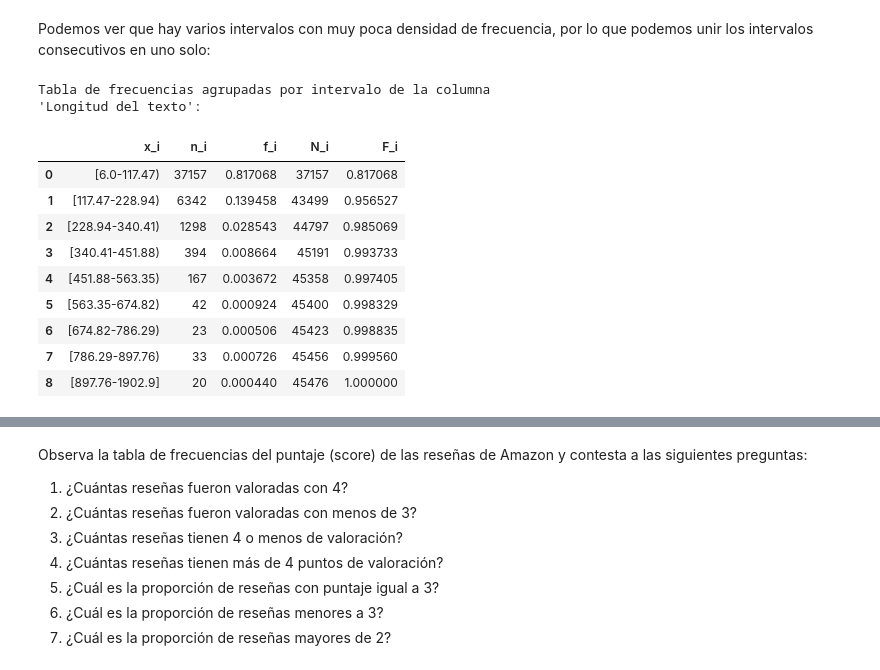
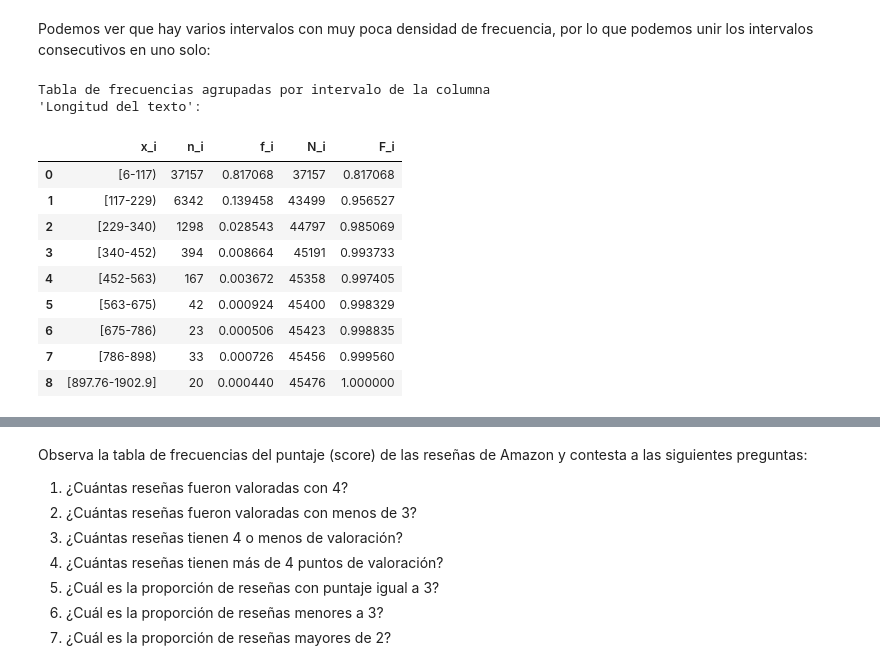
Before and after one commit to ednavivianasegura/Curso_PLN, a Jupyter notebook: PLN_EDNA.ipynb, the cells around one changed output, grey strips where cells are left out. Drawn from its saved outputs; the diff is of its cells as text; code cells hidden in the pictures.

```diff
--- a/PLN_EDNA.ipynb
+++ b/PLN_EDNA.ipynb
@@ -221,30 +278,3 @@ Funciones importantes a usar durante el proceso
-# %%
-# @title
-#Estas funciones se explican posteriormente
-
-def group_by_sturges(df, column):
-    num_bins = int(np.ceil(np.log2(len(df[column])) + 1))
-    bin_width = (df[column].max() - df[column].min()) / num_bins
-    bins, bin_edges = pd.cut(df[column], bins=num_bins, include_lowest=True, right=False, retbins=True)
-
-    # Generar etiquetas para los intervalos basados en los límites de los intervalos
-    labels = [f"[{round(bin_edges[i],2)}-{round(bin_edges[i+1],2)})" for i in range(len(bin_edges)-1)]
-    bins = pd.cut(df[column], bins=num_bins, include_lowest=True, right=False, retbins=True, labels=labels)[0]
-    return bins
-
-def group_by_sqrt(df, column):
-    num_bins = int(math.sqrt(df.shape[0]))
-    bin_width = (df[column].max() - df[column].min()) / num_bins
-    bins, bin_edges = pd.cut(df[column], bins=num_bins, include_lowest=True, right=False, retbins=True)
-
-    # Generar etiquetas para los intervalos basados en los límites de los intervalos
-    labels = [f"[{round(bin_edges[i],2)}-{round(bin_edges[i+1],2)})" for i in range(len(bin_edges)-1)]
-    bins = pd.cut(df[column], bins=num_bins, include_lowest=True, right=False, retbins=True, labels=labels)[0]
-    return bins
-
-def marca_de_clase(intervalo):
-    limite_inferior, limite_superior = map(float, intervalo.strip("[]()").split('-'))
-    return (limite_inferior + limite_superior) / 2
 # %% [markdown]
 Para complementar la información proporcionada por el dataframe, se crean dos variables adicionales, una llamada *Longitud_Texto* que cuenta el número de palabras en cada reseña y otra, llamada *Num_Palabras_Unicas* que cuenta el número de palabras únicas (es decir sin que se repitan) en cada reseña.
 # %%
@@ -413,55 +432,53 @@ Frecuencias usando el método de sturges
 # %% [markdown]
 Podemos ver que hay varios intervalos con muy poca densidad de frecuencia, por lo que podemos unir los intervalos consecutivos en uno solo:
 # %%
-# @title
+# @title Unir los grupos con poca frecuencia en uno solo:
 # agrupar los últimos grupos en uno solo:
 
-lista=[ '[897.76-1009.24)',
-                  '[1009.24-1120.71)', '[1120.71-1232.18)',
-                  '[1232.18-1343.65)', '[1343.65-1455.12)',
-                  '[1455.12-1566.59)', '[1566.59-1678.06)',
-                  '[1678.06-1789.53)', '[1789.53-1902.9)']
+lista=[ '[898-1009)', '[1009-1121)', '[1121-1232)', '[1232-1344)',
+                  '[1344-1455)', '[1455-1567)', '[1567-1678)', '[1678-1790)',
+                  '[1790-1903)']
 
 # Reemplazar los valores en la columna 'columna_original' con ">1472.571" si coinciden con los valores de la lista
 df['group_sturges'] = df['group_sturges'].replace(lista, '[897.76-1902.9]')
 
 # Calcular la tabla de frecuencias de la columna 'Grupo'
 frecuencias_grupo = df['group_sturges'].value_counts()
 frecuencias_grupo = frecuencias_grupo.sort_index()
 
 # Calcular la frecuencia relativa
 frecuencias_relativas_gr = frecuencias_grupo / len(df)
 
 # Calcular las frecuencias acumuladas
 frecuencias_acumuladas_gr = frecuencias_grupo.cumsum()
 
 # Calcular la frecuencia relativa acumulada
 frecuencias_relativas_acum_gr = frecuencias_acumuladas_gr / len(df)
 
 # Crear DataFrame con las frecuencias
 tabla_frecuencias_gr = pd.DataFrame({
     'x_i': frecuencias_grupo.index,
     'n_i': frecuencias_grupo.values,
     'f_i': frecuencias_relativas_gr.values,
     'N_i':frecuencias_acumuladas_gr.values,
     'F_i':frecuencias_relativas_acum_gr.values
 })
 
 
 print("Tabla de frecuencias agrupadas por intervalo de la columna\n'Longitud del texto':\n")
 display(tabla_frecuencias_gr)
 # %% [output]
 Tabla de frecuencias agrupadas por intervalo de la columna
 'Longitud del texto':
 |  | x_i | n_i | f_i | N_i | F_i |
-| 0 | [6.0-117.47) | 37157 | 0.817068 | 37157 | 0.817068 |
-| 1 | [117.47-228.94) | 6342 | 0.139458 | 43499 | 0.956527 |
-| 2 | [228.94-340.41) | 1298 | 0.028543 | 44797 | 0.985069 |
-| 3 | [340.41-451.88) | 394 | 0.008664 | 45191 | 0.993733 |
-| 4 | [451.88-563.35) | 167 | 0.003672 | 45358 | 0.997405 |
-| 5 | [563.35-674.82) | 42 | 0.000924 | 45400 | 0.998329 |
-| 6 | [674.82-786.29) | 23 | 0.000506 | 45423 | 0.998835 |
-| 7 | [786.29-897.76) | 33 | 0.000726 | 45456 | 0.999560 |
+| 0 | [6-117) | 37157 | 0.817068 | 37157 | 0.817068 |
+| 1 | [117-229) | 6342 | 0.139458 | 43499 | 0.956527 |
+| 2 | [229-340) | 1298 | 0.028543 | 44797 | 0.985069 |
+| 3 | [340-452) | 394 | 0.008664 | 45191 | 0.993733 |
+| 4 | [452-563) | 167 | 0.003672 | 45358 | 0.997405 |
+| 5 | [563-675) | 42 | 0.000924 | 45400 | 0.998329 |
+| 6 | [675-786) | 23 | 0.000506 | 45423 | 0.998835 |
+| 7 | [786-898) | 33 | 0.000726 | 45456 | 0.999560 |
 | 8 | [897.76-1902.9] | 20 | 0.000440 | 45476 | 1.000000 |
 # %%
 # @title TabFreq_conteo_unico { display-mode: "form" }
```
Also changed, not shown: parts of 87 cells of this notebook.
